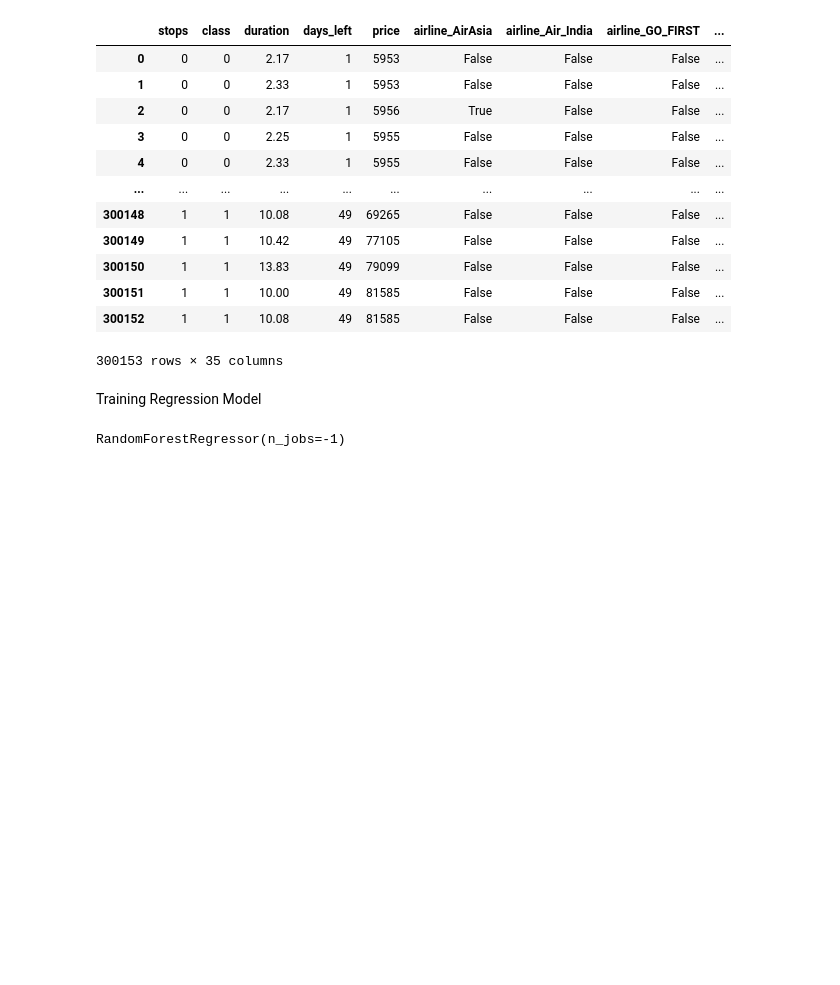
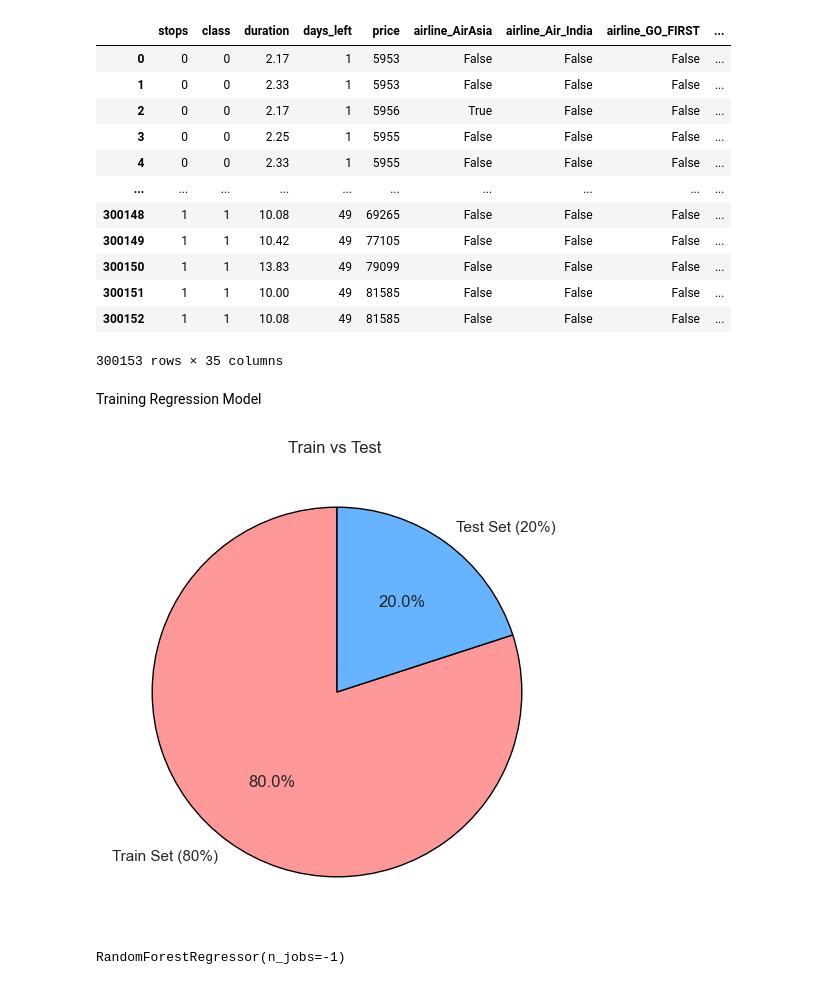
Before and after one commit to noraset1234/flightPricePredict, a Jupyter notebook: flighPricePredict.ipynb, the cells around one changed output. Saved outputs shown, nothing was run; the diff lists cells and outputs as text; code cells hidden in the pictures; blank space fills up the shorter version.

```diff
--- a/flighPricePredict.ipynb
+++ b/flighPricePredict.ipynb
@@ -396,6 +441,19 @@ Training Regression Model
 #แบ่งชุดข้อมูล
 X, y = df.drop('price',axis=1), df.price
 X_train,X_test,y_train,y_test=train_test_split(X,y,test_size=0.2)
+# %%
+# กำหนดสัดส่วนของ train และ test sets
+sizes = [80, 20]  # 80% สำหรับ train และ 20% สำหรับ test
+labels = ['Train Set (80%)', 'Test Set (20%)']
+colors = ['#ff9999', '#66b3ff']  # สีที่ใช้ในกราฟวงกลม
+
+# สร้างกราฟวงกลม
+plt.figure(figsize=(6, 6))
+plt.pie(sizes, labels=labels, colors=colors, autopct='%1.1f%%', startangle=90, wedgeprops={'edgecolor': 'black'})
+plt.title('Train vs Test ')
+plt.show()
+# %% [output]
+[figure, added]
 # %%
 reg = RandomForestRegressor(n_jobs=-1)
 reg.fit(X_train,y_train)
```
Also changed, not shown: parts of 10 cells of this notebook.
